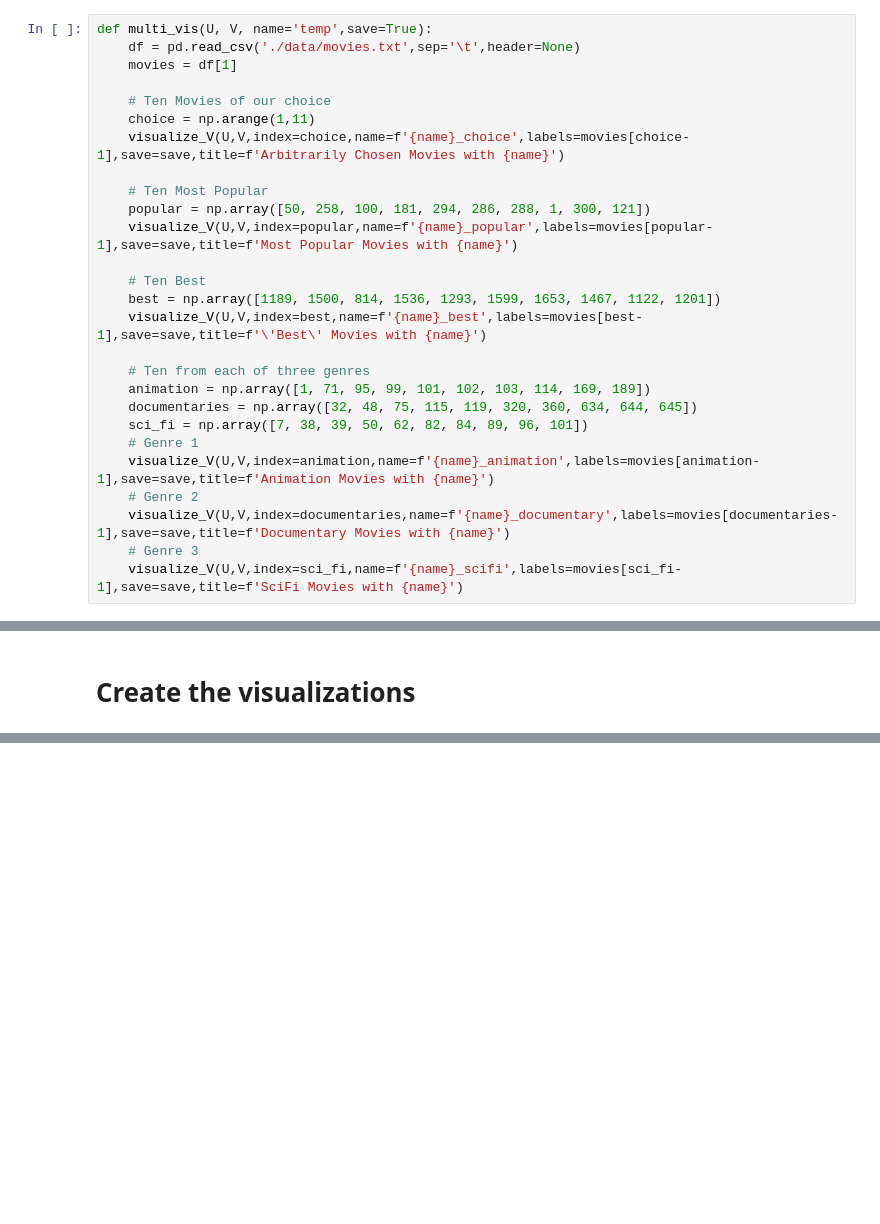
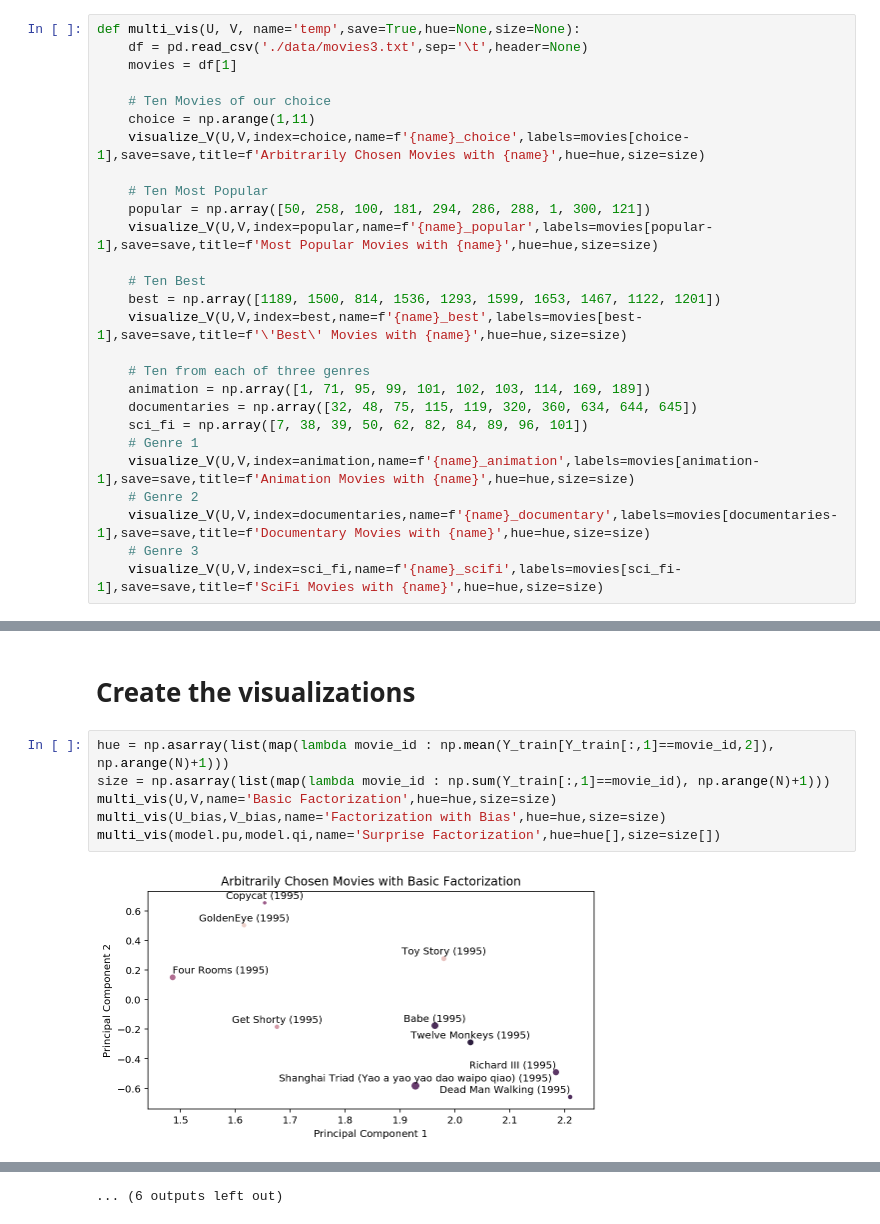
Before and after one commit to SaberaTalukder/Visualizations, a Jupyter notebook: 5.ipynb, the cells around one changed output, grey strips where cells are left out. Cells and saved outputs as stored; diff of their text form; blank space fills up the shorter version.

```diff
--- a/5.ipynb
+++ b/5.ipynb
@@ -44,30 +48,30 @@ def visualize_V(U, V, labels=None, index=None, name='temp', save=True, title=Non
         fig.savefig(f'{name}.png')
         fig.savefig(f'{name}.pdf')
 # %%
-def multi_vis(U, V, name='temp',save=True):
-    df = pd.read_csv('./data/movies.txt',sep='\t',header=None)
+def multi_vis(U, V, name='temp',save=True,hue=None,size=None):
+    df = pd.read_csv('./data/movies3.txt',sep='\t',header=None)
     movies = df[1]
 
     # Ten Movies of our choice
     choice = np.arange(1,11)
-    visualize_V(U,V,index=choice,name=f'{name}_choice',labels=movies[choice-1],save=save,title=f'Arbitrarily Chosen Movies with {name}')
+    visualize_V(U,V,index=choice,name=f'{name}_choice',labels=movies[choice-1],save=save,title=f'Arbitrarily Chosen Movies with {name}',hue=hue,size=size)
 
     # Ten Most Popular
     popular = np.array([50, 258, 100, 181, 294, 286, 288, 1, 300, 121])
-    visualize_V(U,V,index=popular,name=f'{name}_popular',labels=movies[popular-1],save=save,title=f'Most Popular Movies with {name}')
+    visualize_V(U,V,index=popular,name=f'{name}_popular',labels=movies[popular-1],save=save,title=f'Most Popular Movies with {name}',hue=hue,size=size)
 
     # Ten Best
     best = np.array([1189, 1500, 814, 1536, 1293, 1599, 1653, 1467, 1122, 1201])
-    visualize_V(U,V,index=best,name=f'{name}_best',labels=movies[best-1],save=save,title=f'\'Best\' Movies with {name}')
+    visualize_V(U,V,index=best,name=f'{name}_best',labels=movies[best-1],save=save,title=f'\'Best\' Movies with {name}',hue=hue,size=size)
 
     # Ten from each of three genres
     animation = np.array([1, 71, 95, 99, 101, 102, 103, 114, 169, 189])
     documentaries = np.array([32, 48, 75, 115, 119, 320, 360, 634, 644, 645])
     sci_fi = np.array([7, 38, 39, 50, 62, 82, 84, 89, 96, 101])
     # Genre 1
-    visualize_V(U,V,index=animation,name=f'{name}_animation',labels=movies[animation-1],save=save,title=f'Animation Movies with {name}')
+    visualize_V(U,V,index=animation,name=f'{name}_animation',labels=movies[animation-1],save=save,title=f'Animation Movies with {name}',hue=hue,size=size)
     # Genre 2
-    visualize_V(U,V,index=documentaries,name=f'{name}_documentary',labels=movies[documentaries-1],save=save,title=f'Documentary Movies with {name}')
+    visualize_V(U,V,index=documentaries,name=f'{name}_documentary',labels=movies[documentaries-1],save=save,title=f'Documentary Movies with {name}',hue=hue,size=size)
     # Genre 3
-    visualize_V(U,V,index=sci_fi,name=f'{name}_scifi',labels=movies[sci_fi-1],save=save,title=f'SciFi Movies with {name}')
+    visualize_V(U,V,index=sci_fi,name=f'{name}_scifi',labels=movies[sci_fi-1],save=save,title=f'SciFi Movies with {name}',hue=hue,size=size)
 # %%
@@ -135,2 +158,10 @@ print(surprise_version.get_err(model,Y_test))
 # %% [markdown]
 # Create the visualizations
+# %%
+hue = np.asarray(list(map(lambda movie_id : np.mean(Y_train[Y_train[:,1]==movie_id,2]), np.arange(N)+1)))
+size = np.asarray(list(map(lambda movie_id : np.sum(Y_train[:,1]==movie_id), np.arange(N)+1)))
+multi_vis(U,V,name='Basic Factorization',hue=hue,size=size)
+multi_vis(U_bias,V_bias,name='Factorization with Bias',hue=hue,size=size)
+multi_vis(model.pu,model.qi,name='Surprise Factorization',hue=hue[],size=size[])
+# %% [output]
+[figure, added]
@@ -136,0 +179 @@ print(surprise_version.get_err(model,Y_test))
+... (6 outputs left out)
```
Also changed, not shown: parts of 12 cells of this notebook, 1 other file.
